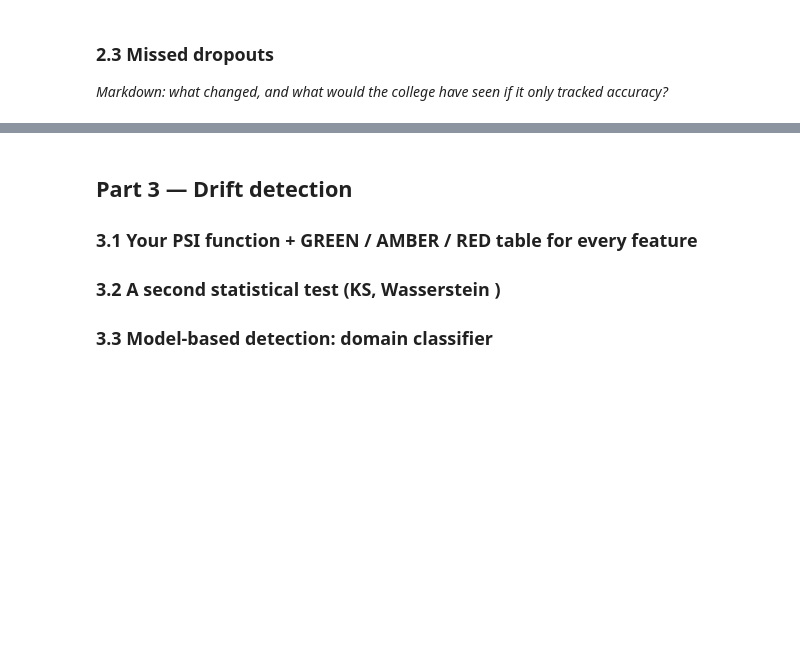
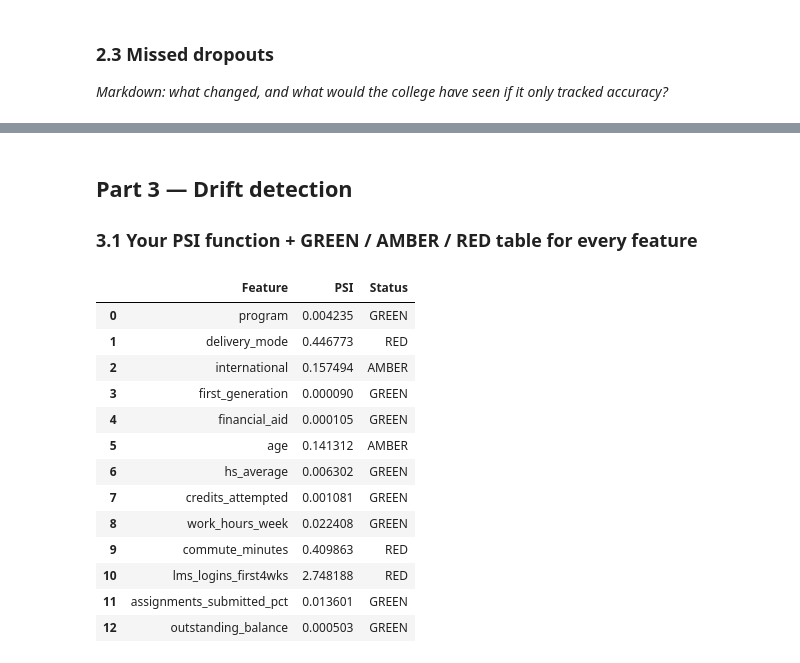
Before and after one commit to Gabriel10-10/Model-Drift-Auditor, a Jupyter notebook: notebooks/Assignment2_Notebook_Skeleton.ipynb, the cells around one changed output, grey strips where cells are left out. Saved outputs shown, nothing was run; the diff lists cells and outputs as text; code cells hidden in the pictures; blank space fills up the shorter version.

Commit message:
PSI calculated

```diff
--- a/notebooks/Assignment2_Notebook_Skeleton.ipynb
+++ b/notebooks/Assignment2_Notebook_Skeleton.ipynb
@@ -480,5 +599,3 @@ grouped_metrics = pd.DataFrame({
 # %% [markdown]
 ## Part 3 — Drift detection
 ### 3.1 Your PSI function  + GREEN / AMBER / RED table for every feature
-### 3.2 A second statistical test (KS, Wasserstein )
-### 3.3 Model-based detection: domain classifier
@@ -484,0 +644,69 @@ grouped_metrics = pd.DataFrame({
+# %%
+# calculate PSI of each feature across both datasets
+psi_cat_features = [
+    "program",
+    "delivery_mode",
+    "international",
+    "first_generation",
+    "financial_aid"
+]
+
+psi_num_features = [
+    "age",
+    "hs_average",
+    "credits_attempted",
+    "work_hours_week",
+    "commute_minutes",
+    "lms_logins_first4wks",
+    "assignments_submitted_pct",
+    "outstanding_balance"
+]
+
+psi_selected_features = psi_cat_features + psi_num_features
+psi_results = []
+
+for feature in psi_selected_features:
+    is_categorical = feature in psi_cat_features
+    psi = calculate_psi(
+        fall23_data[feature],
+        fall25_data[feature],
+        categorical = is_categorical
+    )
+
+    if psi < 0.10:
+        status = "GREEN"
+    elif psi < 0.25:
+        status = "AMBER"
+    else:
+        status = "RED"
+
+
+    psi_results.append({
+        "Feature": feature,
+        "PSI": psi,
+        "Status": status
+    })
+
+psi_df = pd.DataFrame(psi_results)
+
+psi_df.sort_values(
+    by="PSI",
+    ascending=False
+)
+
+display(psi_df)
+# %% [output]
+|  | Feature | PSI | Status |
+| 0 | program | 0.004235 | GREEN |
+| 1 | delivery_mode | 0.446773 | RED |
+| 2 | international | 0.157494 | AMBER |
+| 3 | first_generation | 0.000090 | GREEN |
+| 4 | financial_aid | 0.000105 | GREEN |
+| 5 | age | 0.141312 | AMBER |
+| 6 | hs_average | 0.006302 | GREEN |
+| 7 | credits_attempted | 0.001081 | GREEN |
+| 8 | work_hours_week | 0.022408 | GREEN |
+| 9 | commute_minutes | 0.409863 | RED |
+| 10 | lms_logins_first4wks | 2.748188 | RED |
+| 11 | assignments_submitted_pct | 0.013601 | GREEN |
+| 12 | outstanding_balance | 0.000503 | GREEN |
```
Also changed, not shown: parts of 7 cells of this notebook, 3 other files.
